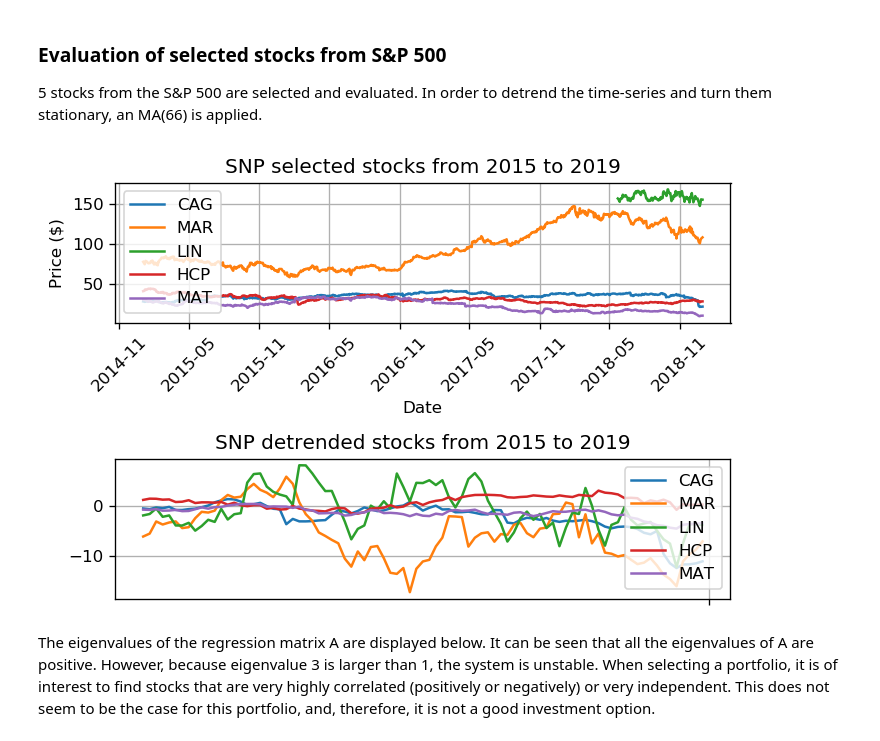
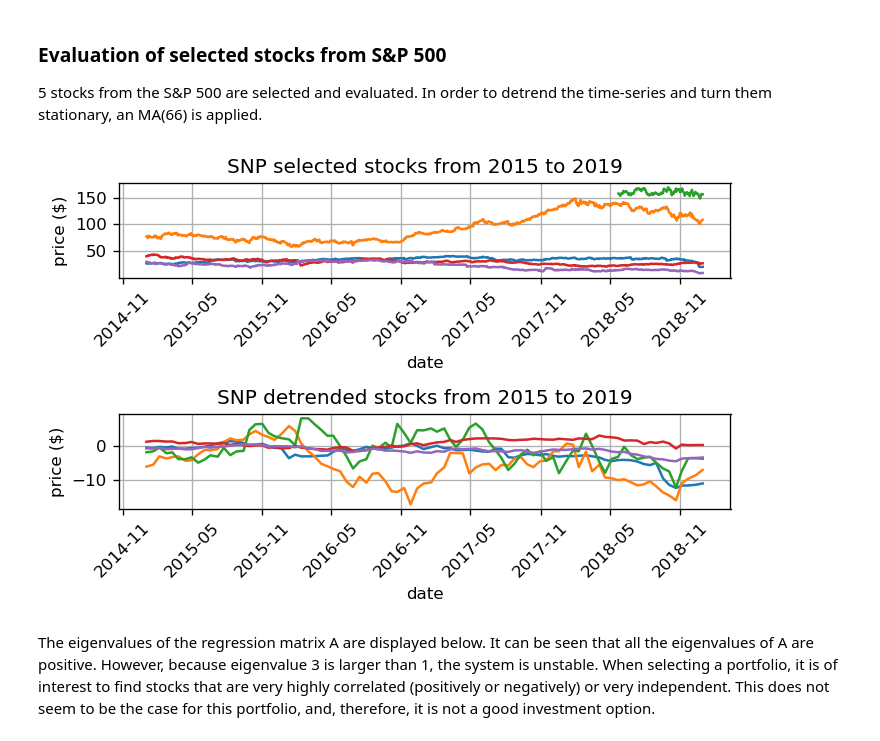
Before and after one commit to ag4015/Signal-Processing-and-Machine-Learning-for-Finance, a Jupyter notebook: Financial Signal Processing Coursework.ipynb, the cells around one changed output. Cells and saved outputs as stored; diff of their text form; code cells hidden in the pictures.

```diff
--- a/Financial Signal Processing Coursework.ipynb
+++ b/Financial Signal Processing Coursework.ipynb
@@ -443,40 +446,43 @@ H(z) = (\textbf{I}-\textbf{A}z^{-1})^{-1}\\
 # %%
 df = pd.read_csv(r'snp_allstocks_2015_2019.csv')
 dates = df['Date']
 date_axis = [dt.datetime.strptime(d,'%Y-%m-%d').date() for d in dates]
 df = df.set_index('Date')
 info = pd.read_csv(r'snp_info.csv')
 info.drop(columns=info.columns[0] ,inplace = True)
 tickers = ['CAG', 'MAR' ,'LIN' ,'HCP' ,'MAT' ]
 stocks = df[tickers]
 stocks_ma = stocks.rolling(window=66).mean()
 stocks_detrended = stocks.sub(stocks_ma).dropna()
 model = VAR(stocks_detrended)
 results = model.fit(1)
 A = results.params[1:].values
 eigA, _ = np.linalg.eig(A)
 
 plt.figure(dpi=120)
 plt.subplot(211)
 plt.plot(date_axis,stocks)
 plt.title('SNP selected stocks from 2015 to 2019')
-plt.xlabel('Date')
-plt.ylabel('Price ($)')
+plt.xlabel('date')
+plt.ylabel('price ($)')
 plt.xticks(rotation=45)
-plt.legend(tickers)
+# plt.legend(tickers)
 plt.tight_layout()
 plt.grid()
 
 plt.subplot(212)
-plt.plot(stocks_detrended)
-plt.xticks('')
+plt.plot([date_axis[i] for i in np.linspace(0,len(date_axis)-1,87).astype(int)],stocks_detrended)
+plt.xticks(rotation=45)
+plt.xlabel('date')
+plt.ylabel('price ($)')
+
 plt.title('SNP detrended stocks from 2015 to 2019')
-plt.legend(tickers)
+# plt.legend(tickers,bbox_to_anchor=(0, 1), loc='upper left', ncol=1)
 plt.grid()
 plt.tight_layout()
 plt.show()
 # %% [output]
-[figure, old version]
+[figure, new version]
 # %% [markdown]
 The eigenvalues of the regression matrix A are displayed below. It can be seen that all the eigenvalues of A are positive. However, because eigenvalue 3 is larger than 1, the system is unstable. When selecting a portfolio, it is of interest to find stocks that are very highly correlated (positively or negatively) or very independent. This does not seem to be the case for this portfolio, and, therefore, it is not a good investment option.
 # %%
```
Also changed, not shown: parts of 35 cells of this notebook.
